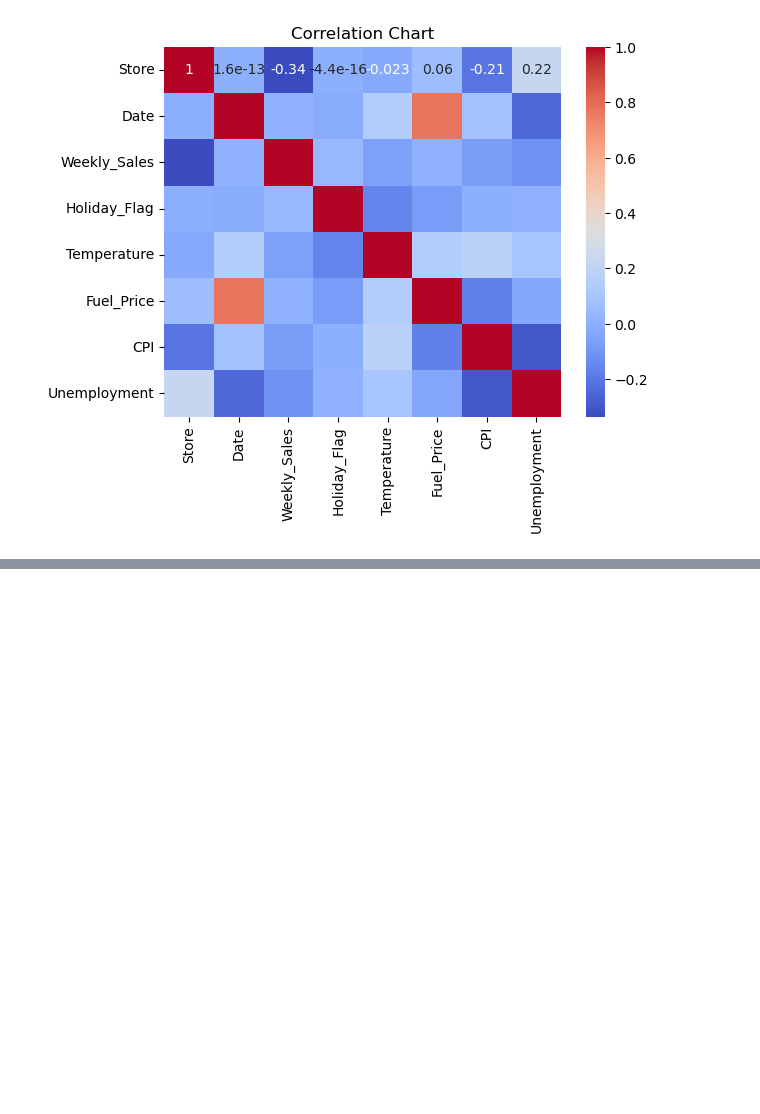
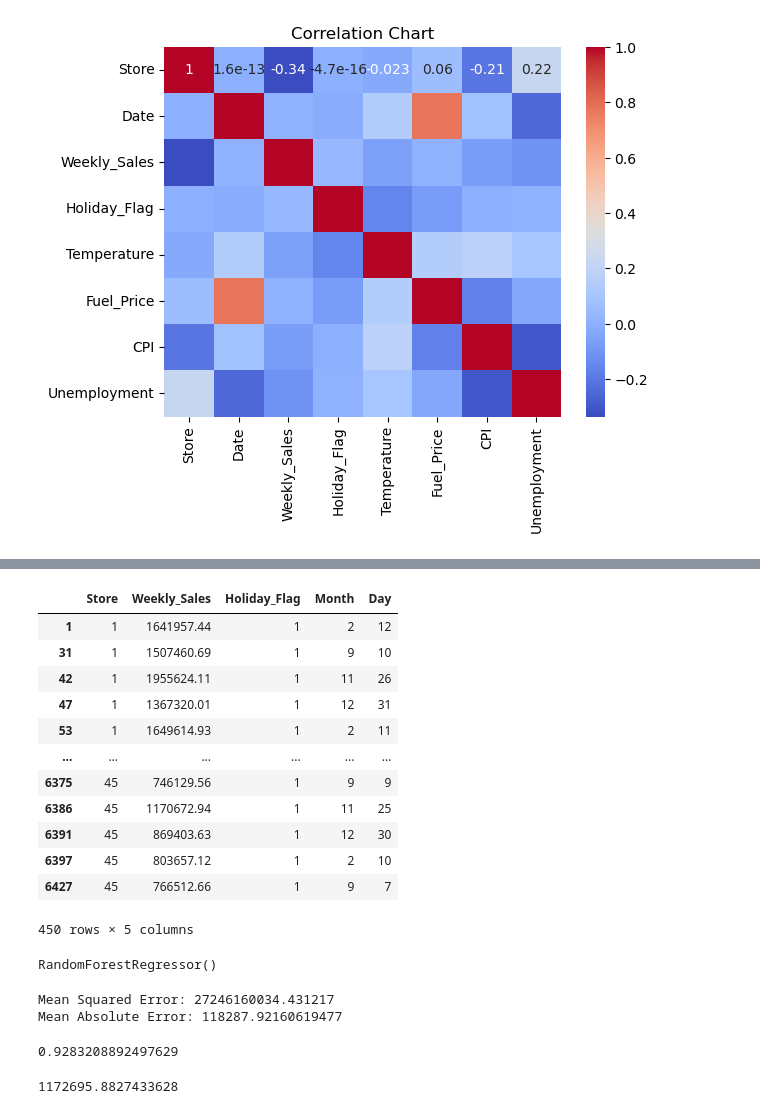
Before and after one commit to joannedonohue/Project-2-Group-3, a Jupyter notebook: Walmart_Sales_Predict.ipynb, the cells around one changed output, grey strips where cells are left out. Cells and saved outputs as stored; diff of their text form; code cells hidden in the pictures; blank space fills up the shorter version.

```diff
--- a/Walmart_Sales_Predict.ipynb
+++ b/Walmart_Sales_Predict.ipynb
@@ -72,0 +191,3 @@ plt.show()
+# %%
+# Copied the dataset
+holiday_sales_clean = holiday_sales_df.copy()
@@ -72,0 +207,30 @@ plt.show()
+# %%
+# moving data from Dtae column into three seperate columns
+holiday_sales_clean.loc[:,'Year'] = holiday_sales_clean['Date'].dt.year
+holiday_sales_clean.loc[:,'Month'] = holiday_sales_clean['Date'].dt.month
+holiday_sales_clean.loc[:,'Day'] = holiday_sales_clean['Date'].dt.day
+# %%
+# dropping the Date colun from the dataset to git best model
+holiday_sales_clean = holiday_sales_clean.drop('Date', axis=1)
+holiday_sales_clean = holiday_sales_clean.drop('Temperature', axis=1)
+holiday_sales_clean = holiday_sales_clean.drop('Fuel_Price', axis=1)
+holiday_sales_clean = holiday_sales_clean.drop('Unemployment', axis=1)
+holiday_sales_clean = holiday_sales_clean.drop('CPI', axis=1)
+holiday_sales_clean = holiday_sales_clean.drop('Year', axis=1)
+# %%
+# verifying changes
+holiday_sales_clean
+# %% [output]
+|  | Store | Weekly_Sales | Holiday_Flag | Month | Day |
+| 1 | 1 | 1641957.44 | 1 | 2 | 12 |
+| 31 | 1 | 1507460.69 | 1 | 9 | 10 |
+| 42 | 1 | 1955624.11 | 1 | 11 | 26 |
+| 47 | 1 | 1367320.01 | 1 | 12 | 31 |
+| 53 | 1 | 1649614.93 | 1 | 2 | 11 |
+| ... | ... | ... | ... | ... | ... |
+| 6375 | 45 | 746129.56 | 1 | 9 | 9 |
+| 6386 | 45 | 1170672.94 | 1 | 11 | 25 |
+| 6391 | 45 | 869403.63 | 1 | 12 | 30 |
+| 6397 | 45 | 803657.12 | 1 | 2 | 10 |
+| 6427 | 45 | 766512.66 | 1 | 9 | 7 |
+450 rows × 5 columns
@@ -72,0 +243,30 @@ plt.show()
+# %%
+# Randome Forest Regressor model
+from sklearn.ensemble import RandomForestRegressor
+
+model = RandomForestRegressor()
+
+# Now you can fit your model
+model.fit(X_train, y_train)
+# %% [output]
+RandomForestRegressor()
+# %%
+# Predictions of sales Mean squared error.
+from sklearn.metrics import mean_squared_error, mean_absolute_error
+
+y_pred = model.predict(X_test)
+mse = mean_squared_error(y_test, y_pred)
+mae = mean_absolute_error(y_test, y_pred)
+print(f"Mean Squared Error: {mse}")
+print(f"Mean Absolute Error: {mae}")
+# %% [output]
+Mean Squared Error: 27246160034.431217
+Mean Absolute Error: 118287.92160619477
+# %%
+model.score(X_test, y_test)
+# %% [output]
+0.9283208892497629
+# %%
+y_test.mean()
+# %% [output]
+1172695.8827433628
```
Also changed, not shown: parts of 15 cells of this notebook.
